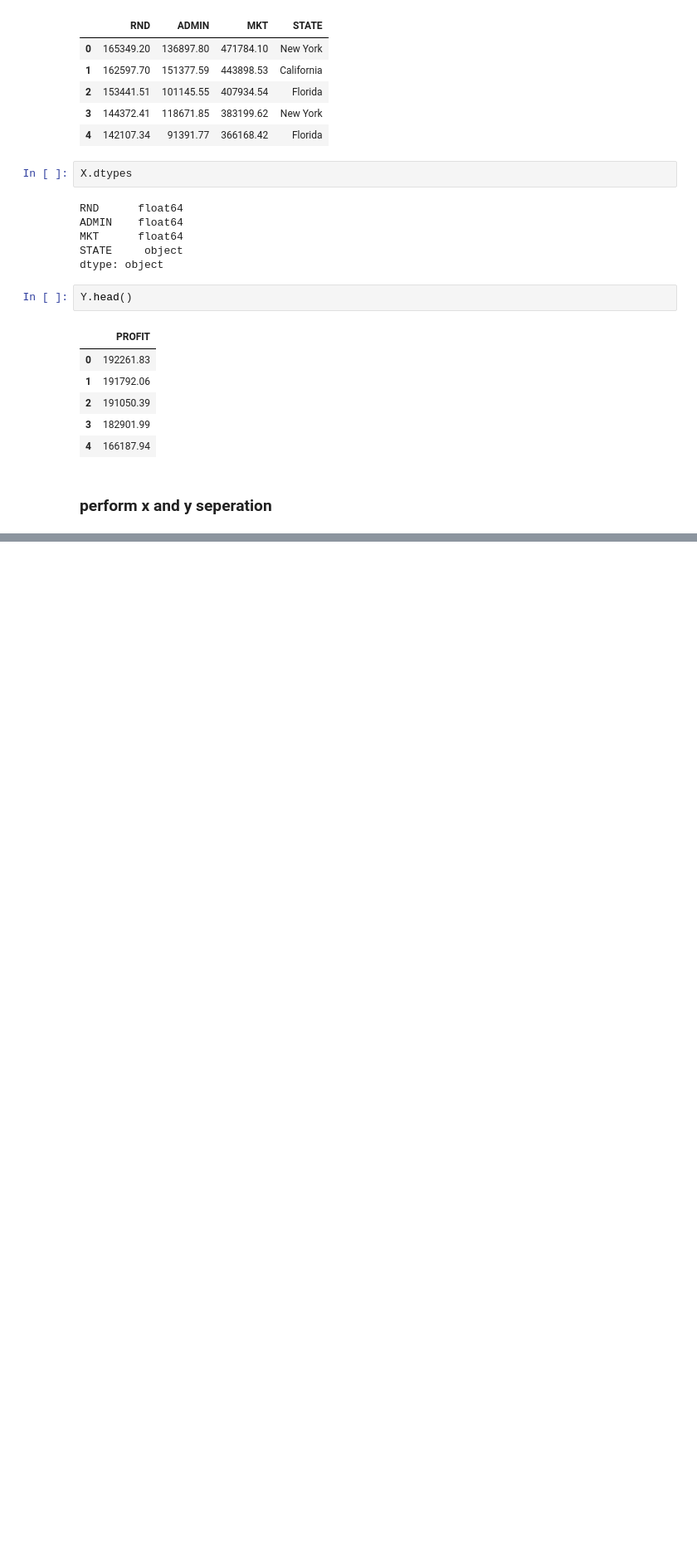
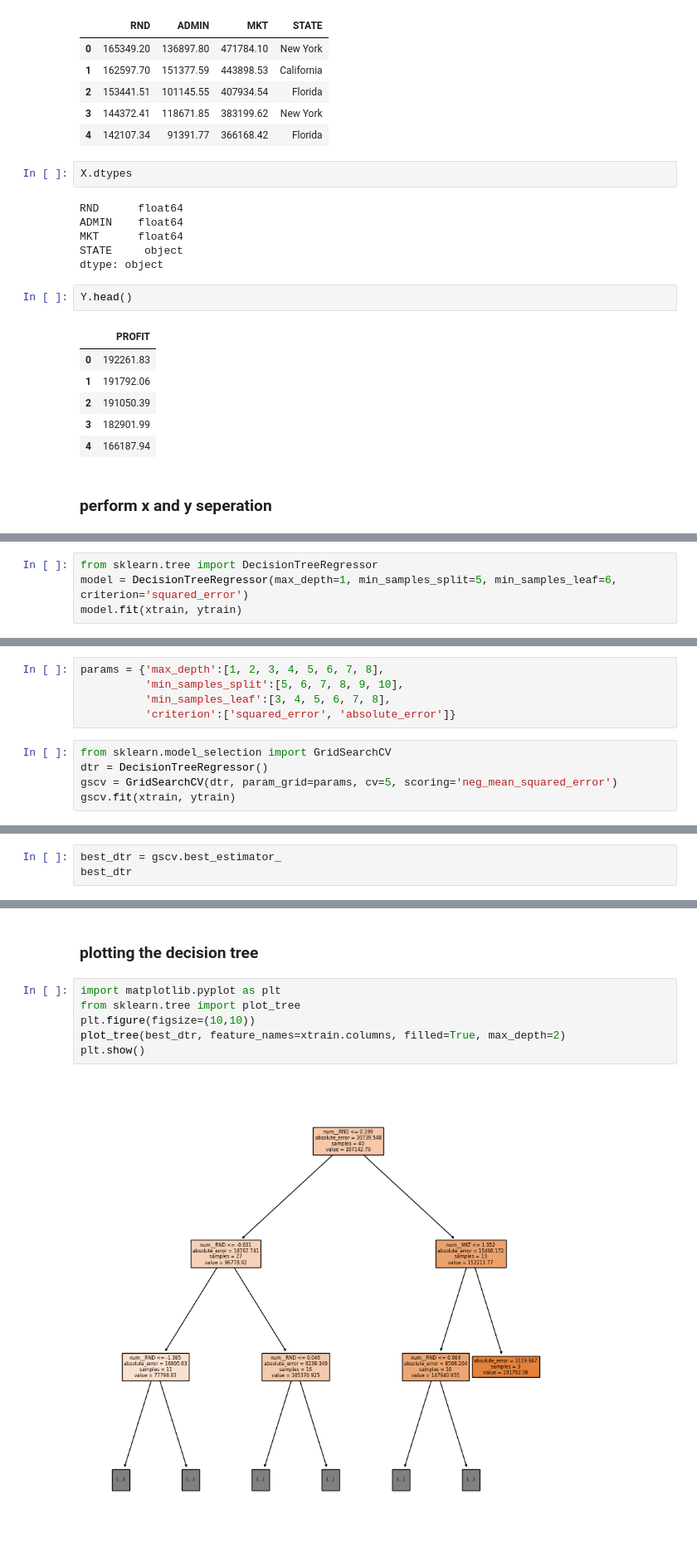
Before and after one commit to Gayatrimahajan221/VSCode_thus_fri_6_8pm, a Jupyter notebook: Decision tree regression/Decision_tree_regresion.ipynb, the cells around one changed output, grey strips where cells are left out. Shown at 83% size. Drawn from its saved outputs; the diff is of its cells as text; blank space fills up the shorter version.

```diff
--- a/Decision tree regression/Decision_tree_regresion.ipynb
+++ b/Decision tree regression/Decision_tree_regresion.ipynb
@@ -79,0 +212,4 @@ Y.head()
+# %%
+from sklearn.tree import DecisionTreeRegressor
+model = DecisionTreeRegressor(max_depth=1, min_samples_split=5, min_samples_leaf=6, criterion='squared_error')
+model.fit(xtrain, ytrain)
@@ -79,0 +232,10 @@ Y.head()
+# %%
+params = {'max_depth':[1, 2, 3, 4, 5, 6, 7, 8],
+          'min_samples_split':[5, 6, 7, 8, 9, 10],
+          'min_samples_leaf':[3, 4, 5, 6, 7, 8],
+          'criterion':['squared_error', 'absolute_error']}
+# %%
+from sklearn.model_selection import GridSearchCV
+dtr = DecisionTreeRegressor()
+gscv = GridSearchCV(dtr, param_grid=params, cv=5, scoring='neg_mean_squared_error')
+gscv.fit(xtrain, ytrain)
@@ -79,0 +260,3 @@ Y.head()
+# %%
+best_dtr = gscv.best_estimator_
+best_dtr
@@ -79,0 +338,10 @@ Y.head()
+# %% [markdown]
+### plotting the decision tree
+# %%
+import matplotlib.pyplot as plt
+from sklearn.tree import plot_tree
+plt.figure(figsize=(10,10))
+plot_tree(best_dtr, feature_names=xtrain.columns, filled=True, max_depth=2)
+plt.show()
+# %% [output]
+[figure, added]
```
Also changed, not shown: parts of 65 cells of this notebook, 2 other files.
